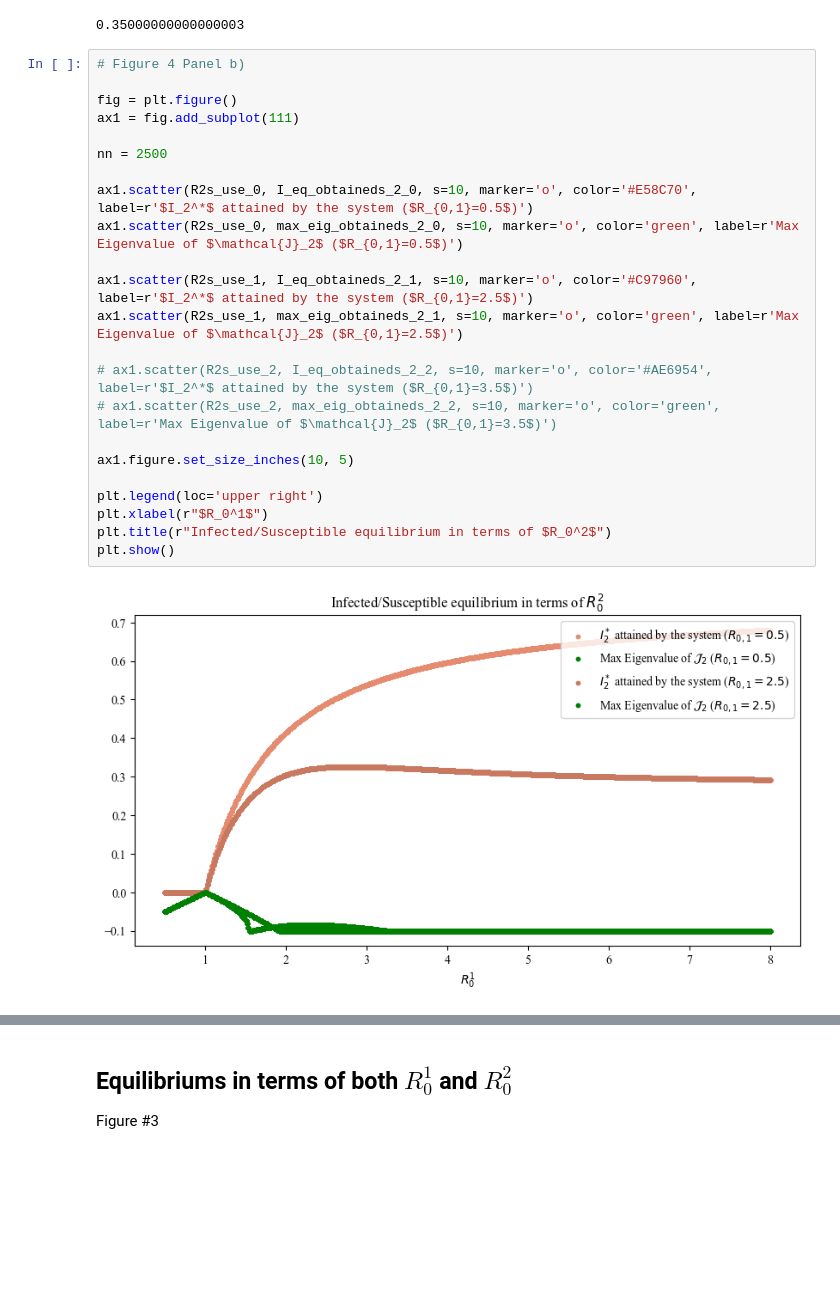
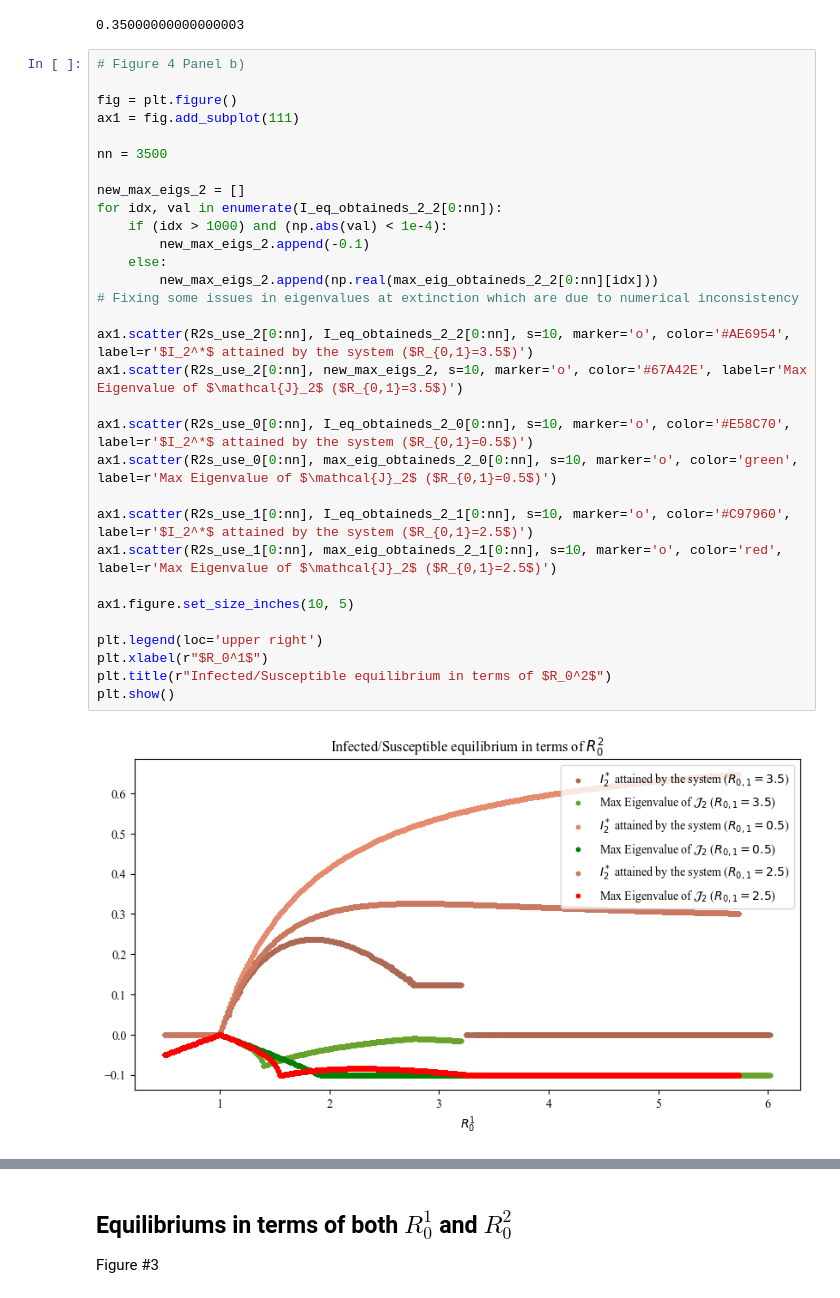
Before and after one commit to JimmyCalvoMonge/pycnopodia, a Jupyter notebook: R0_experiments.ipynb, the cells around one changed output, grey strips where cells are left out. Saved outputs shown, nothing was run; the diff lists cells and outputs as text; blank space fills up the shorter version.

Commit message:
Fixed panel (b) in Figure 4

```diff
--- a/R0_experiments.ipynb
+++ b/R0_experiments.ipynb
@@ -274,25 +274,33 @@ R2s_use_2, I_eq_obtaineds_2_2, S_eq_obtaineds_2_2, max_eig_obtaineds_2_2, eig_ob
 # %%
 # Figure 4 Panel b)
 
 fig = plt.figure()
 ax1 = fig.add_subplot(111)
 
-nn = 2500
+nn = 3500
 
-ax1.scatter(R2s_use_0, I_eq_obtaineds_2_0, s=10, marker='o', color='#E58C70', label=r'$I_2^*$ attained by the system ($R_{0,1}=0.5$)')
-ax1.scatter(R2s_use_0, max_eig_obtaineds_2_0, s=10, marker='o', color='green', label=r'Max Eigenvalue of $\mathcal{J}_2$ ($R_{0,1}=0.5$)')
+new_max_eigs_2 = []
+for idx, val in enumerate(I_eq_obtaineds_2_2[0:nn]):
+    if (idx > 1000) and (np.abs(val) < 1e-4):
+        new_max_eigs_2.append(-0.1)
+    else:
+        new_max_eigs_2.append(np.real(max_eig_obtaineds_2_2[0:nn][idx]))
+# Fixing some issues in eigenvalues at extinction which are due to numerical inconsistency
 
-ax1.scatter(R2s_use_1, I_eq_obtaineds_2_1, s=10, marker='o', color='#C97960', label=r'$I_2^*$ attained by the system ($R_{0,1}=2.5$)')
-ax1.scatter(R2s_use_1, max_eig_obtaineds_2_1, s=10, marker='o', color='green', label=r'Max Eigenvalue of $\mathcal{J}_2$ ($R_{0,1}=2.5$)')
+ax1.scatter(R2s_use_2[0:nn], I_eq_obtaineds_2_2[0:nn], s=10, marker='o', color='#AE6954', label=r'$I_2^*$ attained by the system ($R_{0,1}=3.5$)')
+ax1.scatter(R2s_use_2[0:nn], new_max_eigs_2, s=10, marker='o', color='#67A42E', label=r'Max Eigenvalue of $\mathcal{J}_2$ ($R_{0,1}=3.5$)')
 
-# ax1.scatter(R2s_use_2, I_eq_obtaineds_2_2, s=10, marker='o', color='#AE6954', label=r'$I_2^*$ attained by the system ($R_{0,1}=3.5$)')
-# ax1.scatter(R2s_use_2, max_eig_obtaineds_2_2, s=10, marker='o', color='green', label=r'Max Eigenvalue of $\mathcal{J}_2$ ($R_{0,1}=3.5$)')
+ax1.scatter(R2s_use_0[0:nn], I_eq_obtaineds_2_0[0:nn], s=10, marker='o', color='#E58C70', label=r'$I_2^*$ attained by the system ($R_{0,1}=0.5$)')
+ax1.scatter(R2s_use_0[0:nn], max_eig_obtaineds_2_0[0:nn], s=10, marker='o', color='green', label=r'Max Eigenvalue of $\mathcal{J}_2$ ($R_{0,1}=0.5$)')
+
+ax1.scatter(R2s_use_1[0:nn], I_eq_obtaineds_2_1[0:nn], s=10, marker='o', color='#C97960', label=r'$I_2^*$ attained by the system ($R_{0,1}=2.5$)')
+ax1.scatter(R2s_use_1[0:nn], max_eig_obtaineds_2_1[0:nn], s=10, marker='o', color='red', label=r'Max Eigenvalue of $\mathcal{J}_2$ ($R_{0,1}=2.5$)')
 
 ax1.figure.set_size_inches(10, 5)
 
 plt.legend(loc='upper right')
 plt.xlabel(r"$R_0^1$")
 plt.title(r"Infected/Susceptible equilibrium in terms of $R_0^2$")
 plt.show()
 # %% [output]
-[figure, old version]
+[figure, new version]
```
Also changed, not shown: parts of 4 cells of this notebook, 3 other files.
